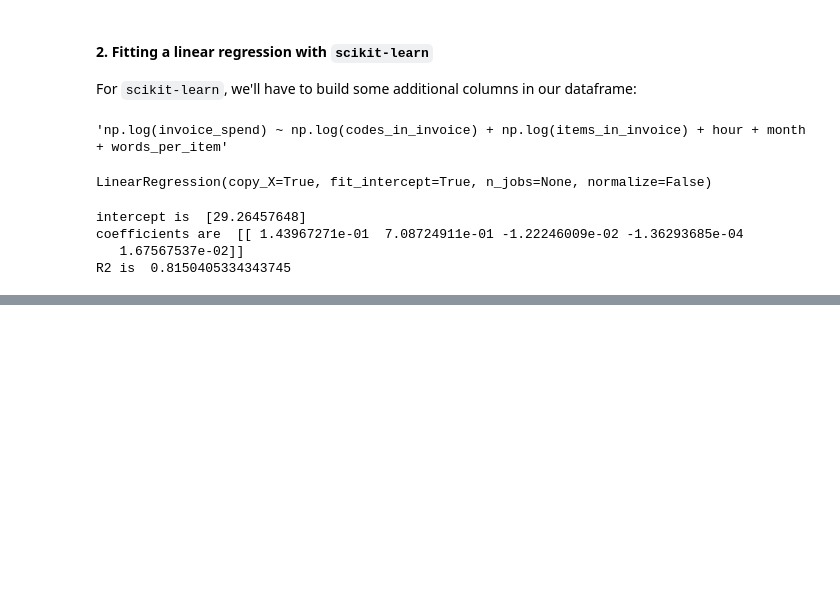
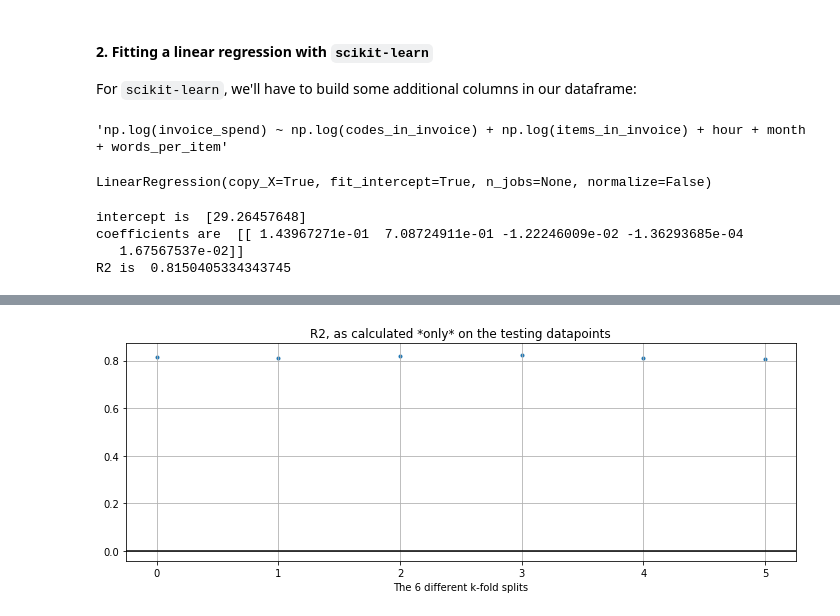
Before and after one commit to jeremy-large/ox-sbs-ml-bd, a Jupyter notebook: notebooks/class_2.ipynb, the cells around one changed output, grey strips where cells are left out. Drawn from its saved outputs; the diff is of its cells as text; code cells hidden in the pictures; blank space fills up the shorter version.

```diff
--- a/notebooks/class_2.ipynb
+++ b/notebooks/class_2.ipynb
@@ -287,13 +303,3 @@ scores = []
 # %%
 from sklearn import inspection
 from sklearn.model_selection import KFold
-# %%
-#
-kfold = KFold(n_splits=10, shuffle=True)
-# %%
-for i, (train, test) in enumerate(kfold.split(X, y)):
-    reg.fit(X.iloc[train], y.iloc[train])
-    score = reg.score(X.iloc[test], y.iloc[test])
-    pred = reg.predict(X.iloc[test])
-    r2 = metrics.r2_score(y.iloc[test], pred)
-    scores.append(r2)
@@ -307,0 +338,17 @@ reg = LinearRegression()
+# %%
+def mfe_r2_diag(data_array, histogram=False):
+    """
+    @param data_array: a list or array of quality data from a series of statistical fits
+    @param histogram: Boolean. If True, plot a histogram, otherwise plot a scatter of all the data
+    @return : nothing
+    """
+    n = len(data_array)
+    if histogram:
+        plt.hist(data_array, bins=30)
+    else:
+        plt.scatter(range(n), data_array, marker='.')
+    plt.xlabel(f"The {n} different k-fold splits")
+    plt.title("R2, as calculated *only* on the testing datapoints")
+    plt.grid()
+    plt.axhline(0, color='k')
+    plt.show()
@@ -307,0 +357,2 @@ reg = LinearRegression()
+# %%
+scores = train_n_test(X, y, 6)
@@ -307,0 +366,4 @@ reg = LinearRegression()
+# %%
+mfe_r2_diag(scores)
+# %% [output]
+[figure, added]
```
Also changed, not shown: parts of 24 cells of this notebook.
